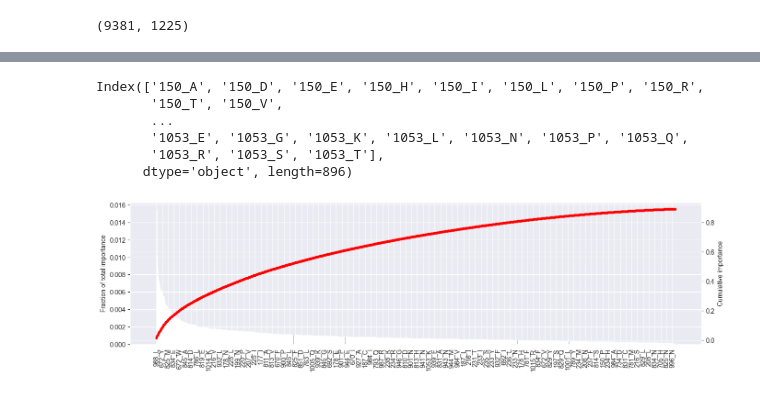
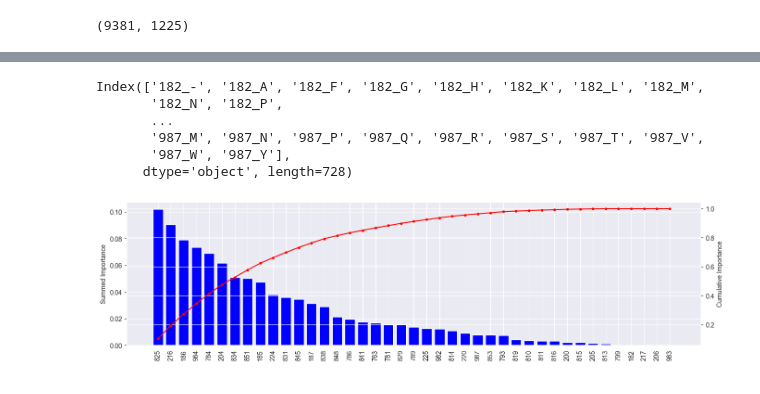
Before and after one commit to lcobiodata/msautils, a Jupyter notebook: examples/ring-hydroxylating_dioxygenase/test_method_1.ipynb, the cells around one changed output, grey strips where cells are left out. Saved outputs shown, nothing was run; the diff lists cells and outputs as text; code cells hidden in the pictures.

Commit message:
Memory optimized and taking clusters for target

```diff
--- a/examples/ring-hydroxylating_dioxygenase/test_method_1.ipynb
+++ b/examples/ring-hydroxylating_dioxygenase/test_method_1.ipynb
@@ -273,10 +277,4 @@ plt.show()
 # %%
-data = pd.concat(
-    [
-        df[col_idx],
-        df.Label
-    ],
-    axis=1
-).drop_duplicates(inplace=True).fillna('-').copy()
-data.head()
+data = df[col_idx].drop_duplicates().fillna('-').copy()
+data.info
 # %% [output]
@@ -310,7 +349,8 @@ Name: proportion, dtype: float64
 # %%
-# Assuming you have a DataFrame called 'df_unique' with the target column 'Label' and the feature columns 'features'
-X = data.drop('Label', axis=1)
-y = pd.get_dummies(data.Label).astype(int)
+X = data
+y = pd.get_dummies(kmeans_cluster_labels).astype(int) if len(
+    set(kmeans_cluster_labels)
+) > 2 else kmeans_cluster_labels
 
 # Perform one-hot encoding on the categorical features
 encoder = OneHotEncoder()
@@ -332,7 +372,7 @@ rf = RandomForestClassifier()
 rf.fit(X_encoded_df, y)
 
 # Feature selection
-feature_selector = SelectFromModel(rf, threshold='median')
+feature_selector = SelectFromModel(rf, threshold='.5*median')
 X_selected = feature_selector.fit_transform(X_encoded_df, y)
 
 selected_feature_indices = feature_selector.get_support(indices=True)
@@ -340,43 +380,42 @@ selected_features = X_encoded_df.columns[selected_feature_indices]
 
 selected_features
 # %% [output]
-Index(['150_A', '150_D', '150_E', '150_H', '150_I', '150_L', '150_P', '150_R',
-       '150_T', '150_V',
+Index(['182_-', '182_A', '182_F', '182_G', '182_H', '182_K', '182_L', '182_M',
+       '182_N', '182_P',
        ...
-       '1053_E', '1053_G', '1053_K', '1053_L', '1053_N', '1053_P', '1053_Q',
-       '1053_R', '1053_S', '1053_T'],
-      dtype='object', length=896)
+       '987_M', '987_N', '987_P', '987_Q', '987_R', '987_S', '987_T', '987_V',
+       '987_W', '987_Y'],
+      dtype='object', length=728)
 # %%
+# Calculate feature importances for original columns
+sorted_importance = pd.DataFrame(
+    {
+        'Residues': selected_features,
+        'Importance': rf.feature_importances_[selected_feature_indices],
+        'Columns': map(lambda x: int(x.split('_')[0]), selected_features)
+    }
+)[['Columns', 'Importance']].groupby('Columns').sum()['Importance'].sort_values(ascending=False)
+sorted_features = sorted_importance.index
+
 fig, ax1 = plt.subplots(figsize=(16, 4))
-
-# Sort feature importances in descending order
-sorted_indices = np.argsort(rf.feature_importances_[selected_feature_indices])[::-1]
-sorted_importances = rf.feature_importances_[selected_feature_indices][sorted_indices]
-sorted_features = selected_features[sorted_indices]
 
 # Bar chart of percentage importance
 xvalues = range(len(sorted_features))
-ax1.bar(xvalues, sorted_importances, color='b')
-ax1.set_ylabel('Fraction of total importance')
+ax1.bar(xvalues, sorted_importance, color='b')
+ax1.set_ylabel('Summed Importance')
 ax1.tick_params(axis='y')
 
 # Line chart of cumulative percentage importance
 ax2 = ax1.twinx()
-ax2.plot(xvalues, np.cumsum(sorted_importances), color='r', marker='.')
-ax2.set_ylabel('Cumulative importance')
+ax2.plot(xvalues, np.cumsum(sorted_importance) / np.sum(sorted_importance), color='r', marker='.')
+ax2.set_ylabel('Cumulative Importance')
 ax2.tick_params(axis='y')
 
-# Set x-axis tick labels at every 10th index
-xtick_interval = 10
-plt.xticks(xvalues[::xtick_interval], sorted_features[::xtick_interval])
-
 # Rotate x-axis labels
+plt.xticks(xvalues, sorted_features)
 plt.setp(ax1.xaxis.get_majorticklabels(), rotation=90)
 plt.setp(ax2.xaxis.get_majorticklabels(), rotation=90)
 
-# Adjust layout to make sure labels are visible
-# plt.tight_layout()
-
 plt.show()
 # %% [output]
-[figure, old version]
+[figure, new version]
```
Also changed, not shown: parts of 31 cells of this notebook, 6 other files.
